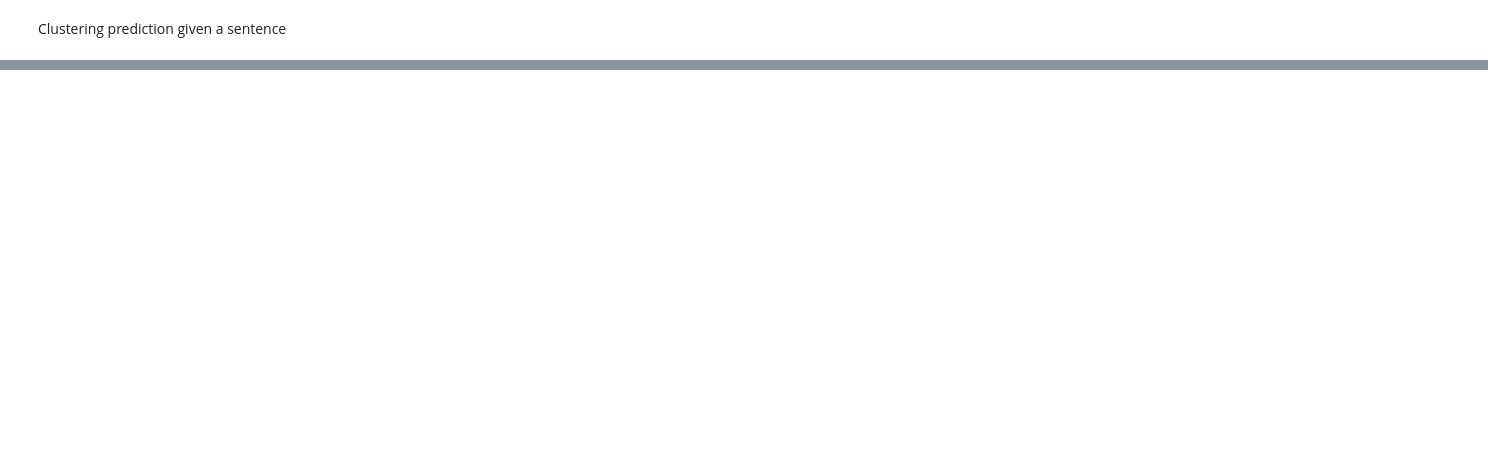
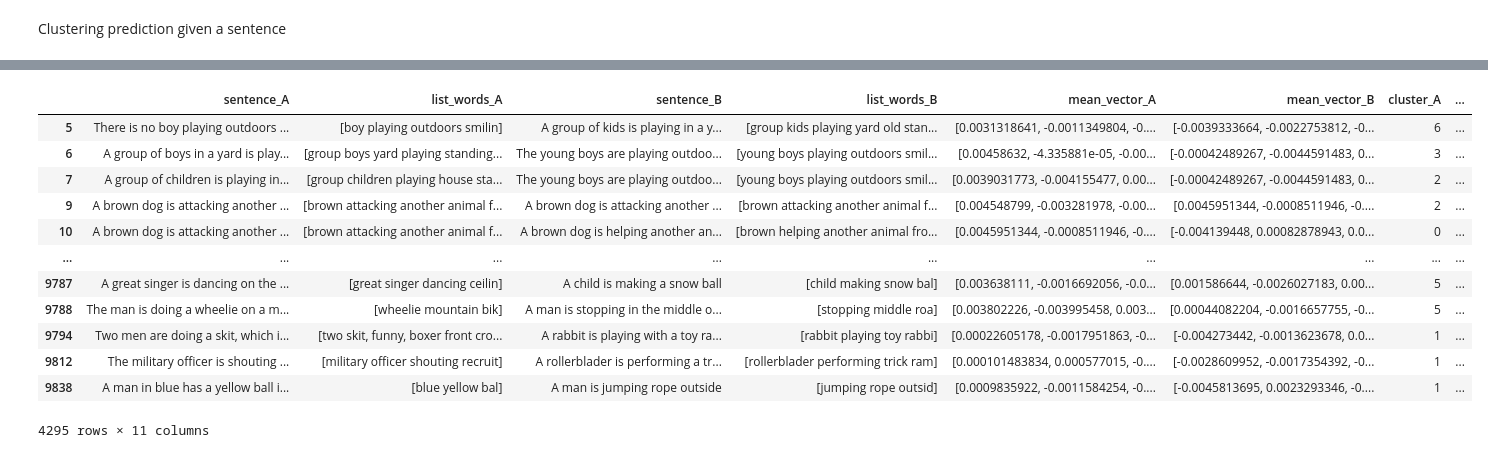
Before and after one commit to mbrull153/EDA-nlp-tfm, a Jupyter notebook: models_bueno-Copy1.ipynb, the cells around one changed output, grey strips where cells are left out. Drawn from its saved outputs; the diff is of its cells as text; code cells hidden in the pictures; blank space fills up the shorter version.

```diff
--- a/models_bueno-Copy1.ipynb
+++ b/models_bueno-Copy1.ipynb
@@ -737,0 +565,4 @@ Cluster: 1 texts: 101
+# %%
+df_final_2=df_final
+# %%
+df_final_2['clsuter_A']=labels[:6139]
@@ -737,0 +575,2 @@ Cluster: 1 texts: 101
+# %%
+df_final_2['clsuter_B']=labels[6139:]
@@ -737,0 +583,2 @@ Cluster: 1 texts: 101
+# %%
+df_final_2['same_cluster'] = np.where((df_final_2['clsuter_A'] == df_final_2['clsuter_B']) , 1, 0)
@@ -737,0 +595,16 @@ Cluster: 1 texts: 101
+# %%
+df_final_2.loc[df_final_2['same_cluster']==1]
+# %% [output]
+|  | sentence_A | list_words_A | sentence_B | list_words_B | mean_vector_A | mean_vector_B | cluster_A | ... |
+| 5 | There is no boy playing outdoors ... | [boy playing outdoors smilin] | A group of kids is playing in a y... | [group kids playing yard old stan... | [0.0031318641, -0.0011349804, -0.... | [-0.0039333664, -0.0022753812, -0... | 6 | ... |
+| 6 | A group of boys in a yard is play... | [group boys yard playing standing... | The young boys are playing outdoo... | [young boys playing outdoors smil... | [0.00458632, -4.335881e-05, -0.00... | [-0.00042489267, -0.0044591483, 0... | 3 | ... |
+| 7 | A group of children is playing in... | [group children playing house sta... | The young boys are playing outdoo... | [young boys playing outdoors smil... | [0.0039031773, -0.004155477, 0.00... | [-0.00042489267, -0.0044591483, 0... | 2 | ... |
+| 9 | A brown dog is attacking another ... | [brown attacking another animal f... | A brown dog is attacking another ... | [brown attacking another animal f... | [0.004548799, -0.003281978, -0.00... | [0.0045951344, -0.0008511946, -0.... | 2 | ... |
+| 10 | A brown dog is attacking another ... | [brown attacking another animal f... | A brown dog is helping another an... | [brown helping another animal fro... | [0.0045951344, -0.0008511946, -0.... | [-0.004139448, 0.00082878943, 0.0... | 0 | ... |
+| ... | ... | ... | ... | ... | ... | ... | ... | ... |
+| 9787 | A great singer is dancing on the ... | [great singer dancing ceilin] | A child is making a snow ball | [child making snow bal] | [0.003638111, -0.0016692056, -0.0... | [0.001586644, -0.0026027183, 0.00... | 5 | ... |
+| 9788 | The man is doing a wheelie on a m... | [wheelie mountain bik] | A man is stopping in the middle o... | [stopping middle roa] | [0.003802226, -0.003995458, 0.003... | [0.00044082204, -0.0016657755, -0... | 5 | ... |
+| 9794 | Two men are doing a skit, which i... | [two skit, funny, boxer front cro... | A rabbit is playing with a toy ra... | [rabbit playing toy rabbi] | [0.00022605178, -0.0017951863, -0... | [-0.004273442, -0.0013623678, 0.0... | 1 | ... |
+| 9812 | The military officer is shouting ... | [military officer shouting recruit] | A rollerblader is performing a tr... | [rollerblader performing trick ram] | [0.000101483834, 0.000577015, -0.... | [-0.0028609952, -0.0017354392, -0... | 1 | ... |
+| 9838 | A man in blue has a yellow ball i... | [blue yellow bal] | A man is jumping rope outside | [jumping rope outsid] | [0.0009835922, -0.0011584254, -0.... | [-0.0045813695, 0.0023293346, -0.... | 1 | ... |
+4295 rows × 11 columns
```
Also changed, not shown: parts of 52 cells of this notebook, 1 other file.
